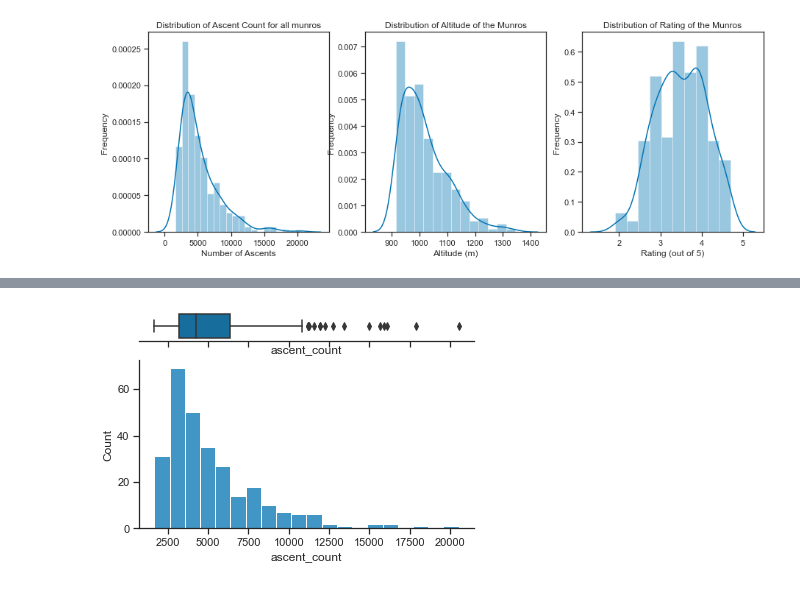
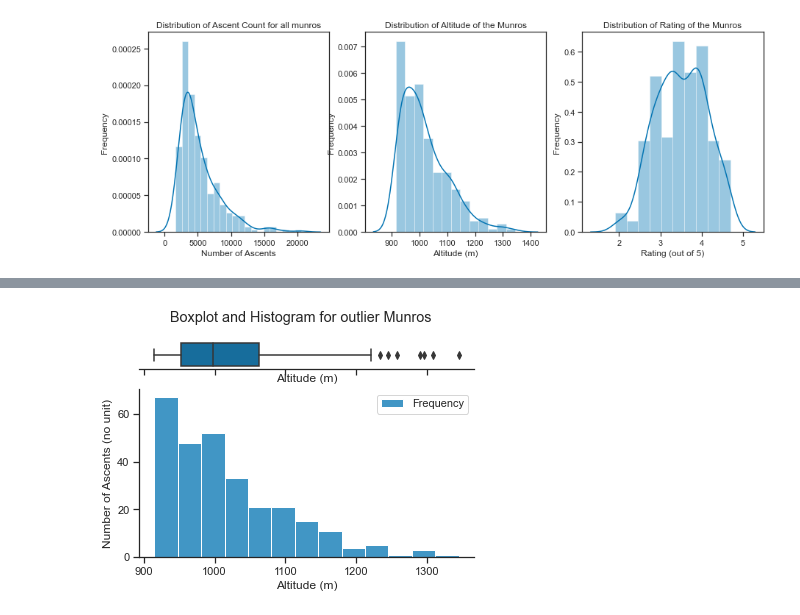
Before and after one commit to filipbalucha/FDS_final_project, a Jupyter notebook: visualization.ipynb, the cells around one changed output, grey strips where cells are left out. Saved outputs shown, nothing was run; the diff lists cells and outputs as text; code cells hidden in the pictures.

```diff
--- a/visualization.ipynb
+++ b/visualization.ipynb
@@ -90,0 +86,10 @@ plt.show()
+# %%
+fig = plt.figure(figsize=(6, 4))
+g = sns.jointplot(data=df, x="altitude", y="ascent_count", alpha=0.6)
+g.set_axis_labels('Altitude (m)', 'Number of Ascents')
+g.fig.suptitle("Joint Distribution - Altitude and Ascents")
+g.plot_joint(sns.kdeplot,zorder=0, levels=6)
+g.plot_marginals(sns.rugplot, height=-.15, clip_on=False)
+sns.set_palette("colorblind")
+plt.tight_layout()
+plt.show()
@@ -90,0 +99,17 @@ plt.show()
+# %%
+f, (ax_box, ax_hist) = plt.subplots(2, sharex=True,
+                                    gridspec_kw={"height_ratios": (.15, .85)}, figsize=(6,4))
+plt.suptitle('Boxplot and Histogram for outlier Munros')
+sns.boxplot(df['ascent_count'], ax=ax_box)
+sns.histplot(df['ascent_count'], ax=ax_hist, bins='fd', label='Frequency')
+ax_hist.set_ylabel('Number of Ascents (no unit)')
+ax_hist.set_xlabel('Altitude (m)')
+plt.legend()
+
+ax_box.set(yticks=[])
+ax_box.set_xlabel('Number of Ascents (no unit)')
+sns.despine(ax=ax_hist)
+sns.despine(ax=ax_box, left=True)
+sns.set_palette("colorblind")
+plt.tight_layout()
+plt.show()
@@ -91,12 +118,16 @@ plt.show()
 # %%
 f, (ax_box, ax_hist) = plt.subplots(2, sharex=True,
-                                    gridspec_kw={"height_ratios": (.15, .85)})
-
-sns.boxplot(df['ascent_count'], ax=ax_box)
-sns.histplot(df['ascent_count'], ax=ax_hist, bins='fd')
+                                    gridspec_kw={"height_ratios": (.15, .85)},figsize=(6,4))
+plt.suptitle('Boxplot and Histogram for outlier Munros')
+ax_hist.set_ylabel('Number of Ascents (no unit)')
+ax_hist.set_xlabel('Altitude (m)')
+sns.boxplot(df['altitude'], ax=ax_box)
+sns.histplot(df['altitude'], ax=ax_hist, bins='fd', label='Frequency')
+plt.legend()
 
 ax_box.set(yticks=[])
+ax_box.set_xlabel('Altitude (m)')
 sns.despine(ax=ax_hist)
 sns.despine(ax=ax_box, left=True)
 # %% [output]
-[figure, old version]
+[figure, new version]
```
Also changed, not shown: parts of 10 cells of this notebook.
